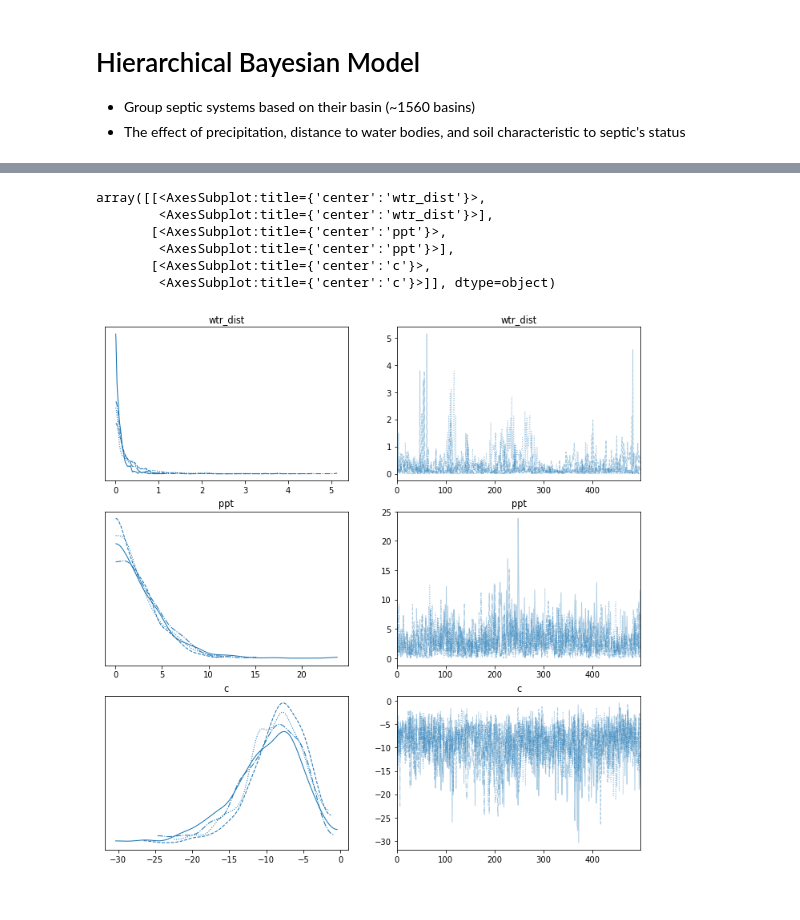
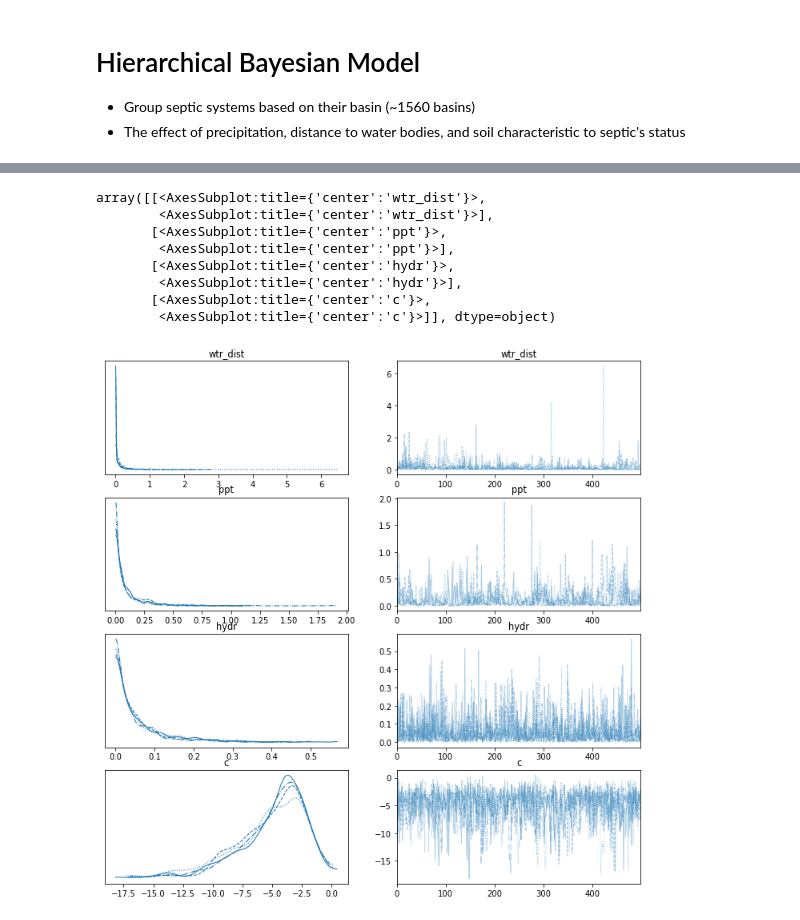
Before and after one commit to juannat7/bayesian_septic, a Jupyter notebook: notebooks/02 hierarchical_bayesian_threevars.ipynb, the cells around one changed output, grey strips where cells are left out. Saved outputs shown, nothing was run; the diff lists cells and outputs as text; code cells hidden in the pictures.

```diff
--- a/notebooks/02 hierarchical_bayesian_threevars.ipynb
+++ b/notebooks/02 hierarchical_bayesian_threevars.ipynb
@@ -90,10 +61,0 @@ plt.legend()
-# %%
-df['ppt_norm'] = (df.ppt_2013 - df.ppt_2013.min()) / (df.ppt_2013.max() - df.ppt_2013.min())
-
-# plotting
-x = np.linspace(0,1,100)
-y = stats.norm.pdf(x, loc=0.4, scale=0.2)
-df['ppt_norm'].hist(density=True)
-plt.title("Normalized Precipitation in the Year 2013")
-plt.plot(x,y, label="Fitted normal distribution, $mu=0.4, std=0.2$")
-plt.legend()
@@ -127,31 +85,35 @@ $$
 # Modeling
 with pm.Model(coords=coords) as model:
     # constant data: basin information and variables
-    basin = pm.Data("basin", basin_idx, dims="septic")
-    water_d = pm.Data("water_d", df.water_dist_norm.values, dims="septic")
-    ppt_d = pm.Data("ppt_d", df.ppt_norm.values, dims="septic")
+    basin = pm.Data('basin', basin_idx, dims='septic')
+    water_d = pm.Data('water_d', df.water_dist_norm.values, dims='septic')
+    ppt_d = pm.Data('ppt_d', df.ppt_2013_norm.values, dims='septic')
+    hydr_d = pm.Data('hydr_d', df.hydraulic_c_norm.values, dims='septic')
 
     # global model parameters
-    wtr_alpha = pm.HalfNormal("wtr_alpha", sigma=1.)
-    wtr_beta = pm.HalfNormal("wtr_beta", sigma=10)
-    ppt_mu = pm.HalfNormal("ppt_mu", sigma=0.5)
-    ppt_sig = pm.HalfNormal("ppt_sig", sigma=10)
-    mu_c = pm.Normal("mu_c", mu=0, sigma=10)
-    sigma_c = pm.HalfNormal("sigma_c", 10)
+    wtr_alpha = pm.HalfNormal('wtr_alpha', sigma=1.)
+    wtr_beta = pm.HalfNormal('wtr_beta', sigma=5)
+    ppt_mu = pm.HalfNormal('ppt_mu', sigma=10)
+    ppt_sig = pm.HalfNormal('ppt_sig', sigma=10)
+    hydr_sig = pm.HalfNormal('hydr_sig', sigma=10)
+    mu_c = pm.HalfNormal('mu_c', sigma=10)
+    sigma_c = pm.HalfNormal('sigma_c', sigma=10)
 
     # septic-specific model parameters
-    wtr_dist = pm.Gamma("wtr_dist", alpha=wtr_alpha, beta=wtr_beta, dims="basin")
-    ppt = pm.HalfNormal("ppt", sigma=ppt_sig, dims="basin")
-    c = pm.Normal("c", mu=mu_c, sigma=sigma_c, dims="basin")
+    wtr_dist = pm.Gamma('wtr_dist', alpha=wtr_alpha, beta=wtr_beta, dims='basin')
+    ppt = pm.HalfNormal('ppt', sigma=ppt_sig, dims='basin')
+    hydr = pm.Uniform('hydr', lower=0, upper=hydr_sig, dims='basin')
+    c = pm.Normal('c', mu=mu_c, sigma=sigma_c, dims='basin')
 
     # hierarchical bayesian formula
     failure_theta = pm.math.sigmoid(c[basin_idx]
                                     + wtr_dist[basin_idx] * water_d
                                     + ppt[basin_idx] * ppt_d
+                                    + hydr[basin_idx] * hydr_d
                                    )
 
     # likelihood of observed data
-    failures = pm.Bernoulli("failures", failure_theta, observed=df["sewageSystem_enc"])
+    failures = pm.Bernoulli('failures', failure_theta, observed=df['sewageSystem_enc'])
 
     # fitting using NUTS sampler
     trace = pm.sample(500, tune=200, cores=4, return_inferencedata=True, target_accept=0.99)
@@ -167,17 +130,19 @@ The estimated number of effective samples is smaller than 200 for some parameter
 # %%
 # get sample basin for analysis
 sample_coords = {'basin': df.HU_12_NAME[:2].values}
 
 # analyze the posterior distribution (fitted parameters)
-az.plot_trace(trace, var_names=["wtr_dist", "ppt", "c"], coords=sample_coords, figsize=(12,12), compact=True)
+az.plot_trace(trace, var_names=['wtr_dist', 'ppt', 'hydr', 'c'], coords=sample_coords, figsize=(12,12), compact=True)
 # %% [output]
 array([[<AxesSubplot:title={'center':'wtr_dist'}>,
         <AxesSubplot:title={'center':'wtr_dist'}>],
        [<AxesSubplot:title={'center':'ppt'}>,
         <AxesSubplot:title={'center':'ppt'}>],
+       [<AxesSubplot:title={'center':'hydr'}>,
+        <AxesSubplot:title={'center':'hydr'}>],
        [<AxesSubplot:title={'center':'c'}>,
         <AxesSubplot:title={'center':'c'}>]], dtype=object)
-[figure, old version]
+[figure, new version]
 # %%
 # evaluate model
 y = df.sewageSystem_enc.to_list()
```
Also changed, not shown: parts of 25 cells of this notebook, 2 other files.
